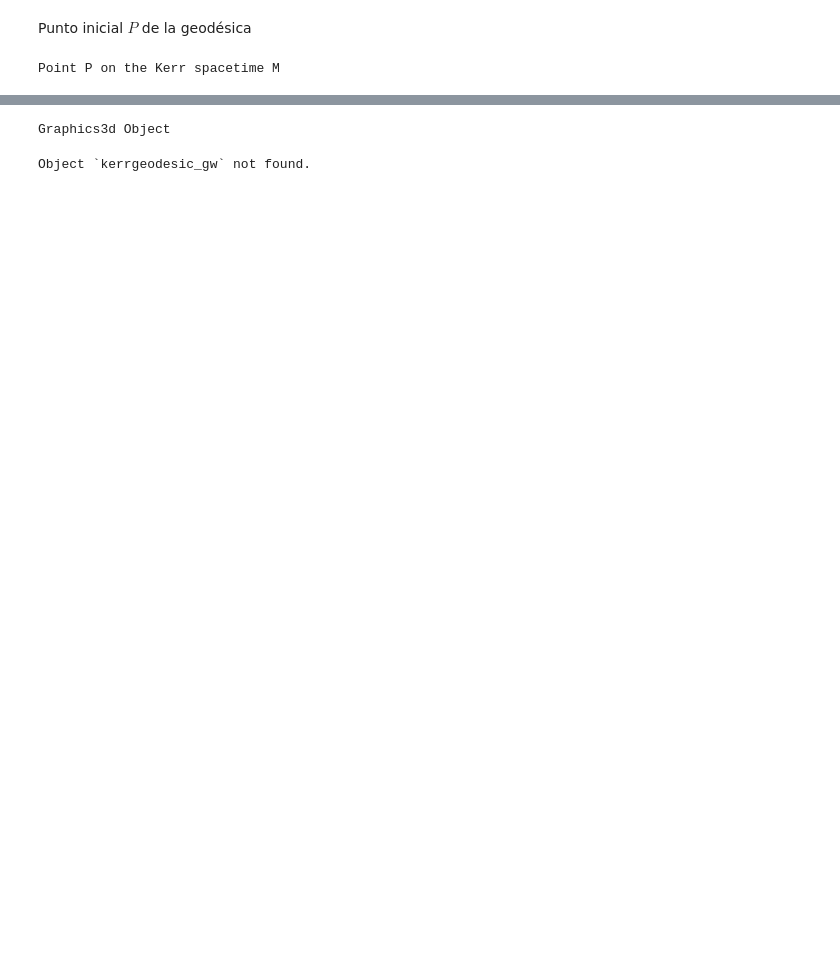
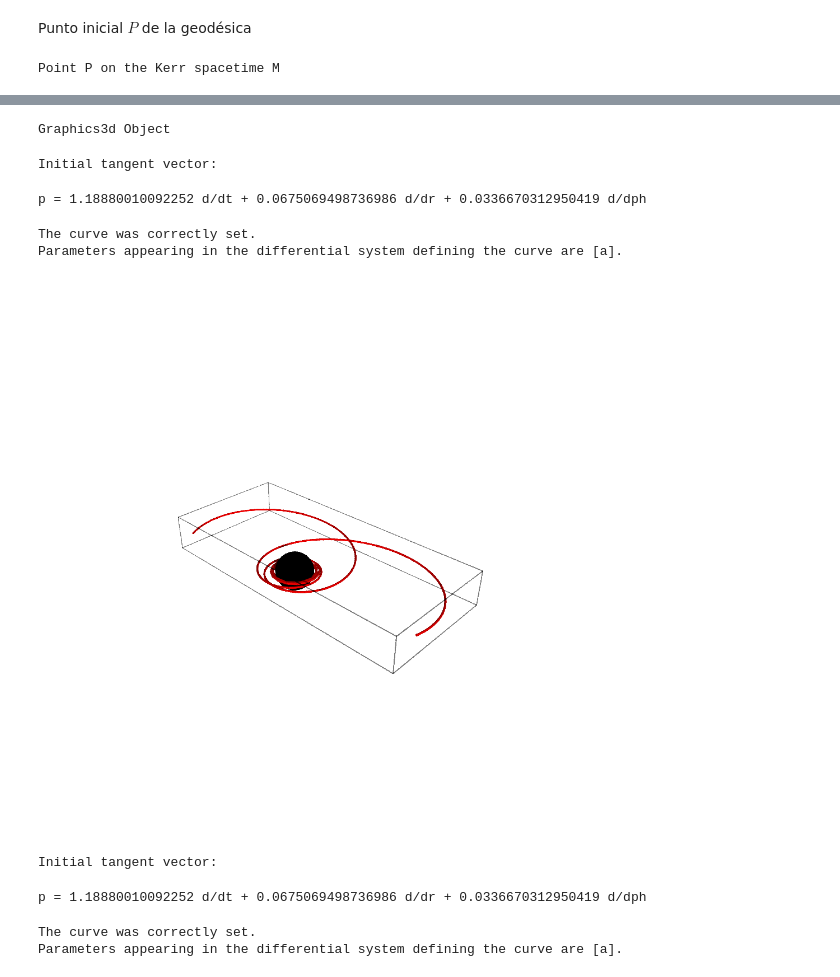
Before and after one commit to RomelV/Proyecto-de-Tesis, a Jupyter notebook: Geodesicas_Kerr_2.ipynb, the cells around one changed output, grey strips where cells are left out. Drawn from its saved outputs; the diff is of its cells as text; code cells hidden in the pictures; blank space fills up the shorter version.

Commit message:
Geodesicas de Schwarzschild para distintos r

```diff
--- a/Geodesicas_Kerr_2.ipynb
+++ b/Geodesicas_Kerr_2.ipynb
@@ -74,7 +82,7 @@ ra
 # %% [markdown]
 Punto inicial $P$ de la geodésica
 # %%
-P = M.point((0, (rp+ra)/2, pi/2, 0), name='P')
+P = M.point((0, r0, pi/2, 0), name='P')
 print(P)
 # %% [output]
 Point P on the Kerr spacetime M
@@ -94,6 +98,2 @@ Geodesic Li of the Kerr spacetime M
 # %%
 Li.integrate(step=0.005)
-# %%
-Li.plot(plot_points=2000, thickness=1.5)
-# %% [output]
-Graphics3d Object
@@ -102,4 +100,31 @@ integrate?
-# %%
-kerrgeodesic_gw?
-# %% [output]
-Object `kerrgeodesic_gw` not found.
+# %%
+graph = Li.plot(plot_points=10000, thickness=1.5)
+#graph += P.plot
+show(graph, aspect_ratio=1, figsize=10)
+# %% [output]
+Graphics3d Object
+# %%
+lmax=100
+Li=M.geodesic([0,lmax],P,mu=mu,E=E,L=L,Q=Q,a_num=a0,
+             name='Li', latex_name=r'\mathcal{L}', verbose=True)
+# %% [output]
+Initial tangent vector:
+p = 1.18880010092252 d/dt + 0.0675069498736986 d/dr + 0.0336670312950419 d/dph
+The curve was correctly set.
+Parameters appearing in the differential system defining the curve are [a].
+# %%
+Li.integrate(step=0.005)
+graph = Li.plot(plot_points=1000, thickness=1.5)
+#graph += P.plot
+show(graph, viewer='tachyon', aspect_ratio=1, figsize=10)
+# %% [output]
+[figure, added]
+# %%
+lmax=500
+Li=M.geodesic([0,lmax],P,mu=mu,E=E,L=L,Q=Q,a_num=a0,
+             name='Li', latex_name=r'\mathcal{L}', verbose=True)
+# %% [output]
+Initial tangent vector:
+p = 1.18880010092252 d/dt + 0.0675069498736986 d/dr + 0.0336670312950419 d/dph
+The curve was correctly set.
+Parameters appearing in the differential system defining the curve are [a].
```
Also changed, not shown: parts of 14 cells of this notebook, 4 other files.
